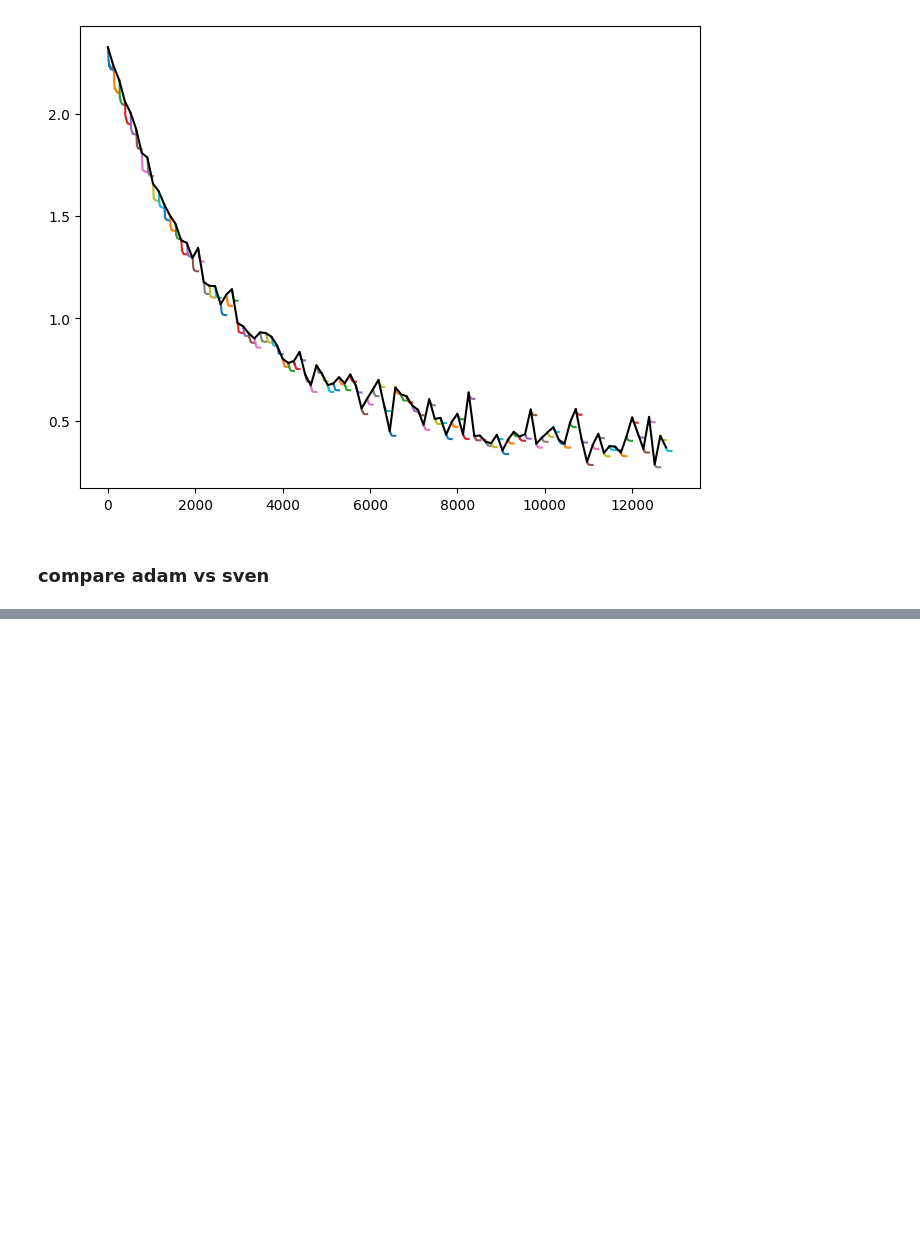
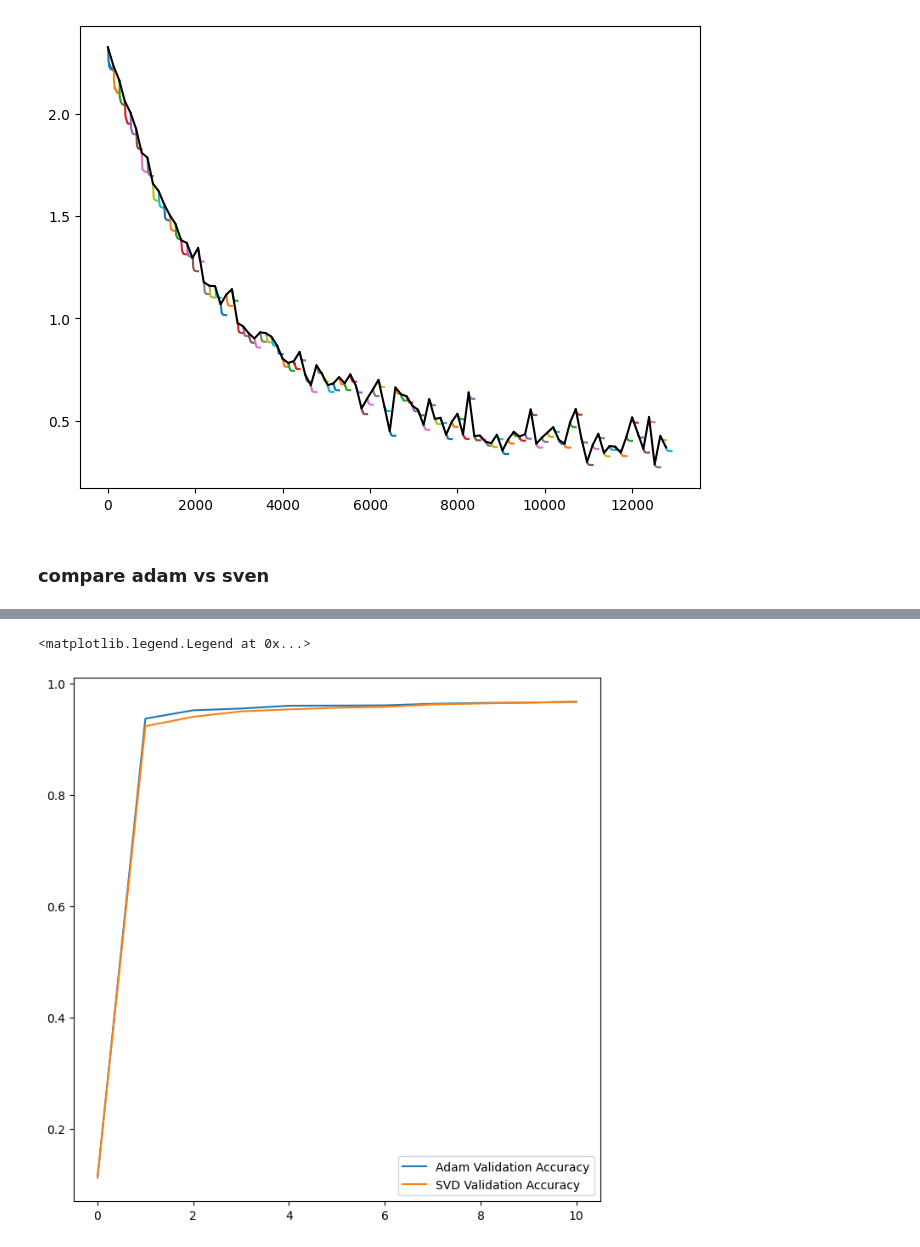
Before and after one commit to sambt/sven-experiments, a Jupyter notebook: notebooks_new/mnist_testing.ipynb, the cells around one changed output, grey strips where cells are left out. Cells and saved outputs as stored; diff of their text form; code cells hidden in the pictures; blank space fills up the shorter version.

```diff
--- a/notebooks_new/mnist_testing.ipynb
+++ b/notebooks_new/mnist_testing.ipynb
@@ -208,0 +221,9 @@ plt.legend()
+# %%
+fig, ax = plt.subplots(figsize=(8,8))
+ax.plot(np.arange(len(losses_adam['val_acc'])), losses_adam['val_acc'], label='Adam Validation Accuracy')
+ax.plot(np.arange(len(losses_svd['val_acc'])), losses_svd['val_acc'], label='SVD Validation Accuracy')
+#plt.yscale('log')
+plt.legend()
+# %% [output]
+<matplotlib.legend.Legend at 0x...>
+[figure, added]
```
Also changed, not shown: parts of 10 cells of this notebook.
